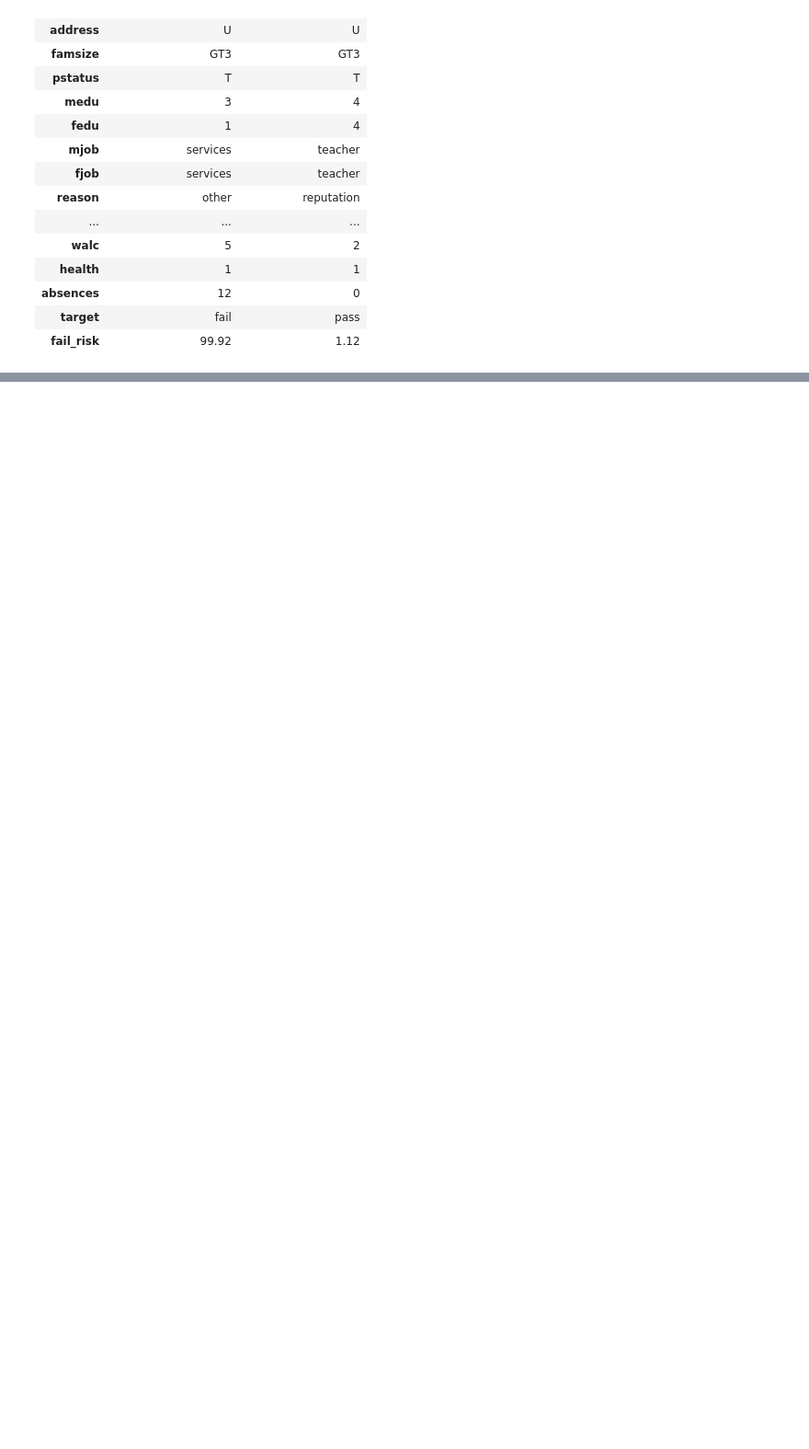
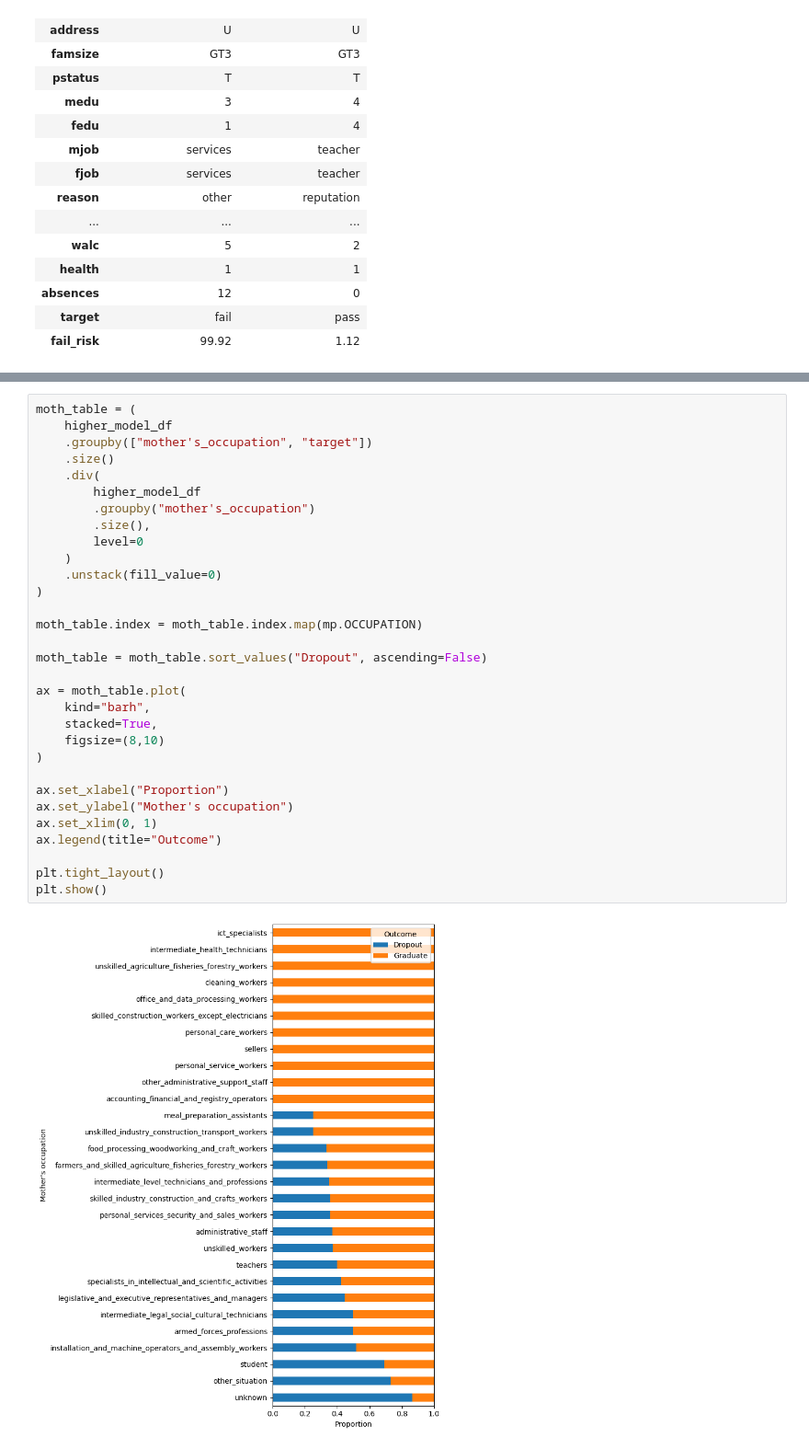
Before and after one commit to JakeCallcut/Academic-Data-Story, a Jupyter notebook: src/eda/EDA.ipynb, the cells around one changed output, grey strips where cells are left out. Shown at 92% size. Drawn from its saved outputs; the diff is of its cells as text; blank space fills up the shorter version.

```diff
--- a/src/eda/EDA.ipynb
+++ b/src/eda/EDA.ipynb
@@ -130,0 +173,33 @@ display(side_by_side)
+# %%
+moth_table = (
+    higher_model_df
+    .groupby(["mother's_occupation", "target"])
+    .size()
+    .div(
+        higher_model_df
+        .groupby("mother's_occupation")
+        .size(),
+        level=0
+    )
+    .unstack(fill_value=0)
+)
+
+moth_table.index = moth_table.index.map(mp.OCCUPATION)
+
+moth_table = moth_table.sort_values("Dropout", ascending=False)
+
+ax = moth_table.plot(
+    kind="barh",
+    stacked=True,
+    figsize=(8,10)
+)
+
+ax.set_xlabel("Proportion")
+ax.set_ylabel("Mother's occupation")
+ax.set_xlim(0, 1)
+ax.legend(title="Outcome")
+
+plt.tight_layout()
+plt.show()
+# %% [output]
+[figure, added]
```
Also changed, not shown: parts of 14 cells of this notebook, 4 other files.
